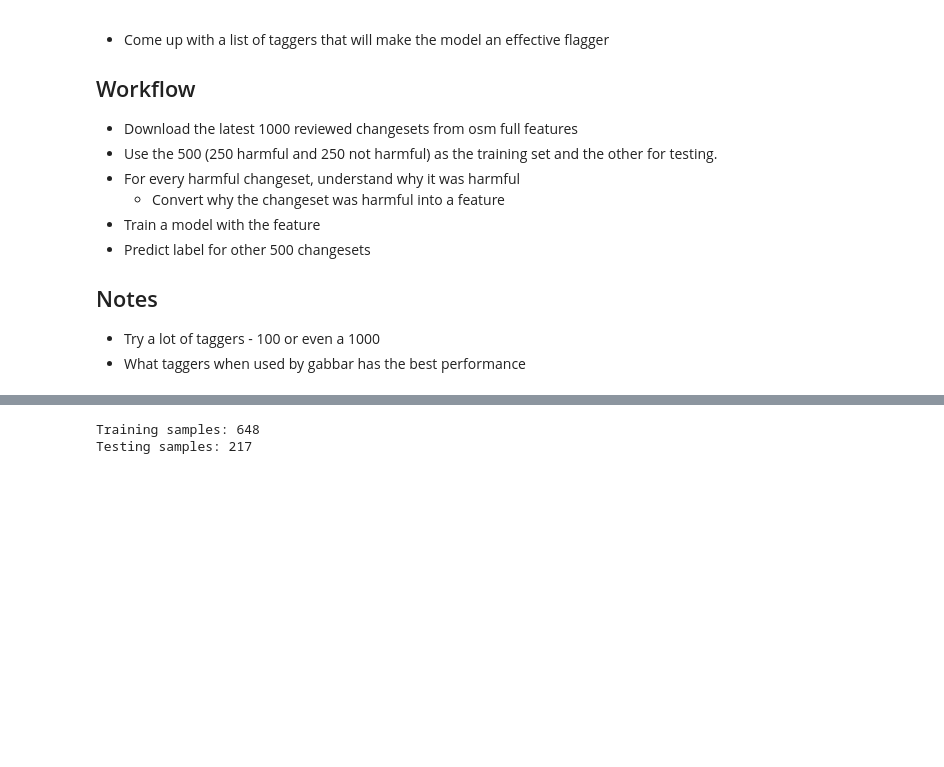
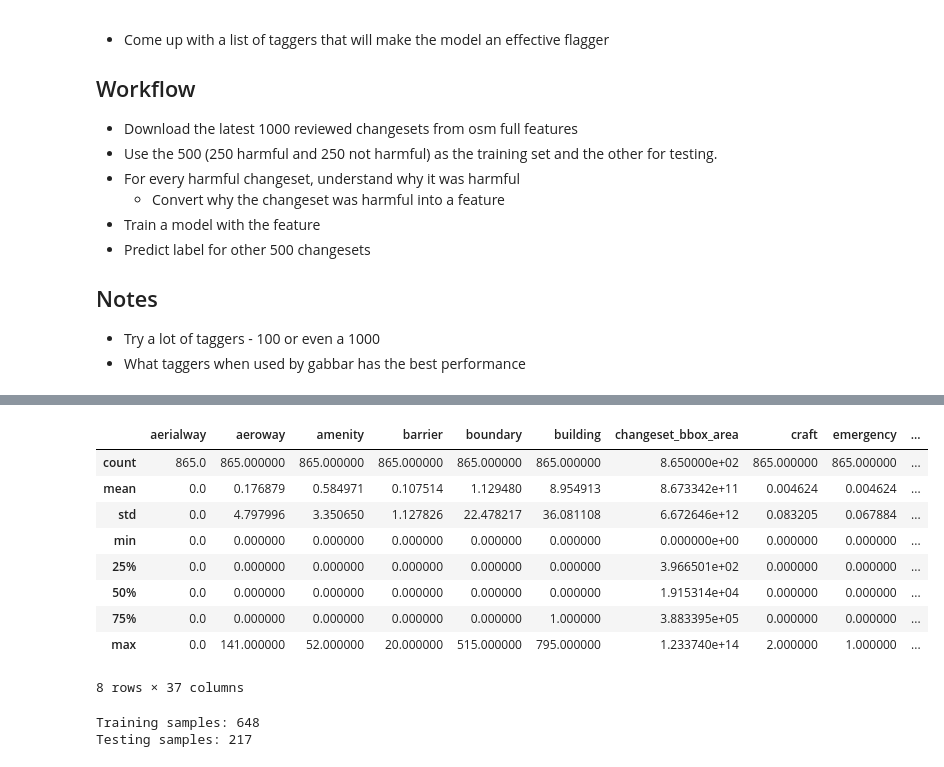
Before and after one commit to matiskay/gabbar, a Jupyter notebook: analysis/full-changesets/full_changesets.ipynb, the cells around one changed output, grey strips where cells are left out. Saved outputs shown, nothing was run; the diff lists cells and outputs as text; code cells hidden in the pictures; blank space fills up the shorter version.

```diff
--- a/analysis/full-changesets/full_changesets.ipynb
+++ b/analysis/full-changesets/full_changesets.ipynb
@@ -78,3 +80,16 @@ changesets[features].head()
+# %%
+changesets[features].describe()
+# %% [output]
+|  | aerialway | aeroway | amenity | barrier | boundary | building | changeset_bbox_area | craft | emergency | ... |
+| count | 865.0 | 865.000000 | 865.000000 | 865.000000 | 865.000000 | 865.000000 | 8.650000e+02 | 865.000000 | 865.000000 | ... |
+| mean | 0.0 | 0.176879 | 0.584971 | 0.107514 | 1.129480 | 8.954913 | 8.673342e+11 | 0.004624 | 0.004624 | ... |
+| std | 0.0 | 4.797996 | 3.350650 | 1.127826 | 22.478217 | 36.081108 | 6.672646e+12 | 0.083205 | 0.067884 | ... |
+| min | 0.0 | 0.000000 | 0.000000 | 0.000000 | 0.000000 | 0.000000 | 0.000000e+00 | 0.000000 | 0.000000 | ... |
+| 25% | 0.0 | 0.000000 | 0.000000 | 0.000000 | 0.000000 | 0.000000 | 3.966501e+02 | 0.000000 | 0.000000 | ... |
+| 50% | 0.0 | 0.000000 | 0.000000 | 0.000000 | 0.000000 | 0.000000 | 1.915314e+04 | 0.000000 | 0.000000 | ... |
+| 75% | 0.0 | 0.000000 | 0.000000 | 0.000000 | 0.000000 | 1.000000 | 3.883395e+05 | 0.000000 | 0.000000 | ... |
+| max | 0.0 | 141.000000 | 52.000000 | 20.000000 | 515.000000 | 795.000000 | 1.233740e+14 | 2.000000 | 1.000000 | ... |
+8 rows × 37 columns
 # %%
 from sklearn.cross_validation import train_test_split
 
```
Also changed, not shown: parts of 10 cells of this notebook, 2 other files.
